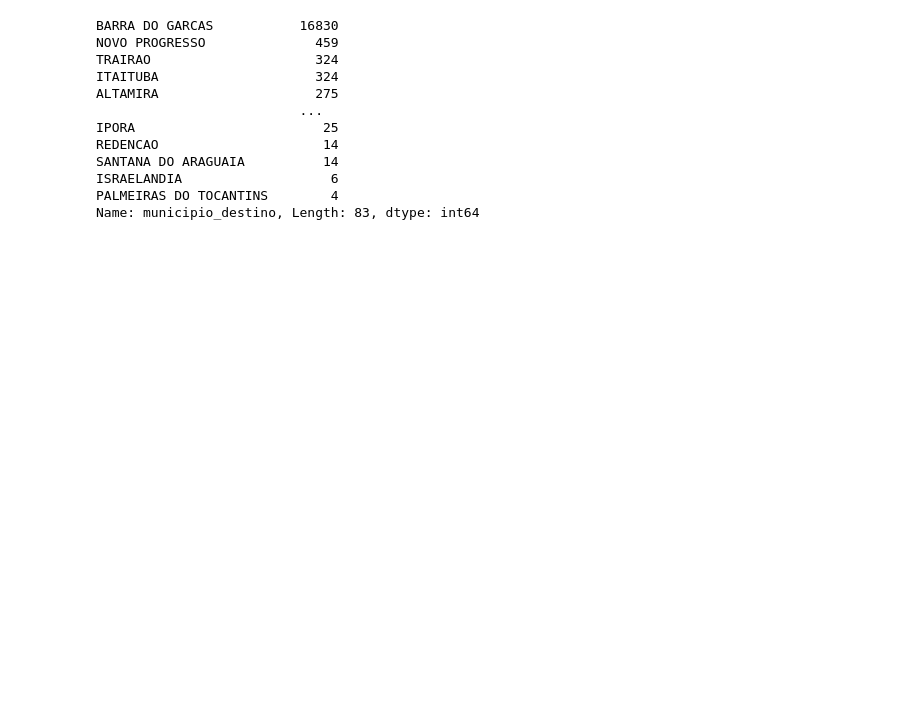
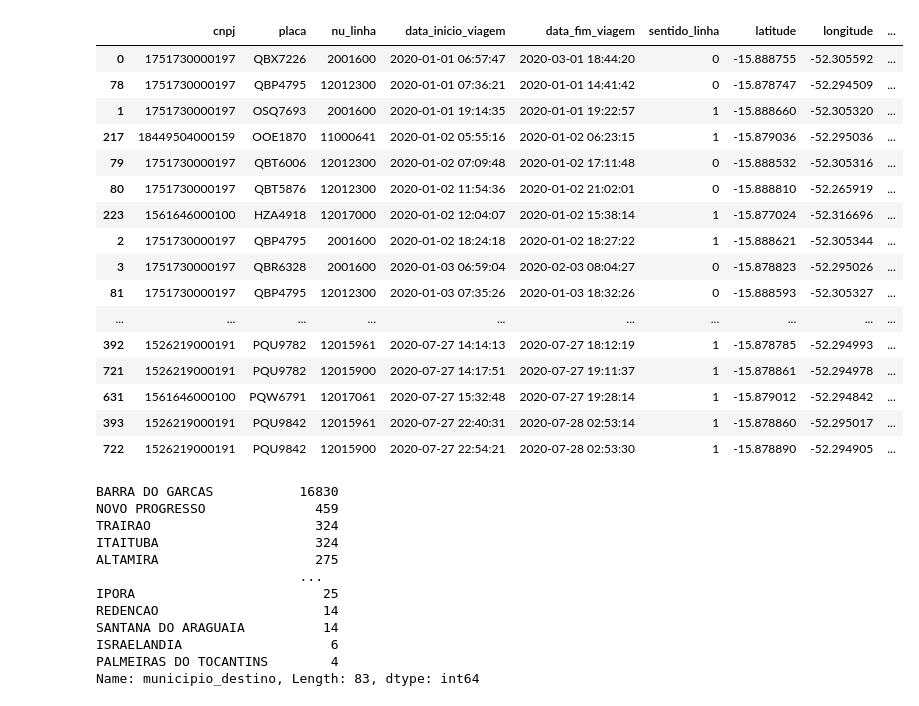
Before and after one commit to sandinojardim/Monitriip, a Jupyter notebook: merge_viagens-linhas.ipynb, the cells around one changed output. Cells and saved outputs as stored; diff of their text form; code cells hidden in the pictures; blank space fills up the shorter version.

```diff
--- a/merge_viagens-linhas.ipynb
+++ b/merge_viagens-linhas.ipynb
@@ -1,3 +85,26 @@
+# %%
+#viagens_df['data_inicio_viagem'] = pd.to_datetime(viagens_df['data_inicio_viagem'])
+#viagens_df['data_fim_viagem'] = pd.to_datetime(viagens_df['data_fim_viagem'])
+x = viagens_df.sort_values('data_inicio_viagem')
+x
+# %% [output]
+|  | cnpj | placa | nu_linha | data_inicio_viagem | data_fim_viagem | sentido_linha | latitude | longitude | ... |
+| 0 | 1751730000197 | QBX7226 | 2001600 | 2020-01-01 06:57:47 | 2020-03-01 18:44:20 | 0 | -15.888755 | -52.305592 | ... |
+| 78 | 1751730000197 | QBP4795 | 12012300 | 2020-01-01 07:36:21 | 2020-01-01 14:41:42 | 0 | -15.878747 | -52.294509 | ... |
+| 1 | 1751730000197 | OSQ7693 | 2001600 | 2020-01-01 19:14:35 | 2020-01-01 19:22:57 | 1 | -15.888660 | -52.305320 | ... |
+| 217 | 18449504000159 | OOE1870 | 11000641 | 2020-01-02 05:55:16 | 2020-01-02 06:23:15 | 1 | -15.879036 | -52.295036 | ... |
+| 79 | 1751730000197 | QBT6006 | 12012300 | 2020-01-02 07:09:48 | 2020-01-02 17:11:48 | 0 | -15.888532 | -52.305316 | ... |
+| 80 | 1751730000197 | QBT5876 | 12012300 | 2020-01-02 11:54:36 | 2020-01-02 21:02:01 | 0 | -15.888810 | -52.265919 | ... |
+| 223 | 1561646000100 | HZA4918 | 12017000 | 2020-01-02 12:04:07 | 2020-01-02 15:38:14 | 1 | -15.877024 | -52.316696 | ... |
+| 2 | 1751730000197 | QBP4795 | 2001600 | 2020-01-02 18:24:18 | 2020-01-02 18:27:22 | 1 | -15.888621 | -52.305344 | ... |
+| 3 | 1751730000197 | QBR6328 | 2001600 | 2020-01-03 06:59:04 | 2020-02-03 08:04:27 | 0 | -15.878823 | -52.295026 | ... |
+| 81 | 1751730000197 | QBP4795 | 12012300 | 2020-01-03 07:35:26 | 2020-01-03 18:32:26 | 0 | -15.888593 | -52.305327 | ... |
+| ... | ... | ... | ... | ... | ... | ... | ... | ... | ... |
+| 392 | 1526219000191 | PQU9782 | 12015961 | 2020-07-27 14:14:13 | 2020-07-27 18:12:19 | 1 | -15.878785 | -52.294993 | ... |
+| 721 | 1526219000191 | PQU9782 | 12015900 | 2020-07-27 14:17:51 | 2020-07-27 19:11:37 | 1 | -15.878861 | -52.294978 | ... |
+| 631 | 1561646000100 | PQW6791 | 12017061 | 2020-07-27 15:32:48 | 2020-07-27 19:28:14 | 1 | -15.879012 | -52.294842 | ... |
+| 393 | 1526219000191 | PQU9842 | 12015961 | 2020-07-27 22:40:31 | 2020-07-28 02:53:14 | 1 | -15.878860 | -52.295017 | ... |
+| 722 | 1526219000191 | PQU9842 | 12015900 | 2020-07-27 22:54:21 | 2020-07-28 02:53:30 | 1 | -15.878890 | -52.294905 | ... |
 # %%
 import pandas as pd
 
```
Also changed, not shown: parts of 5 cells of this notebook, 9 other files.
